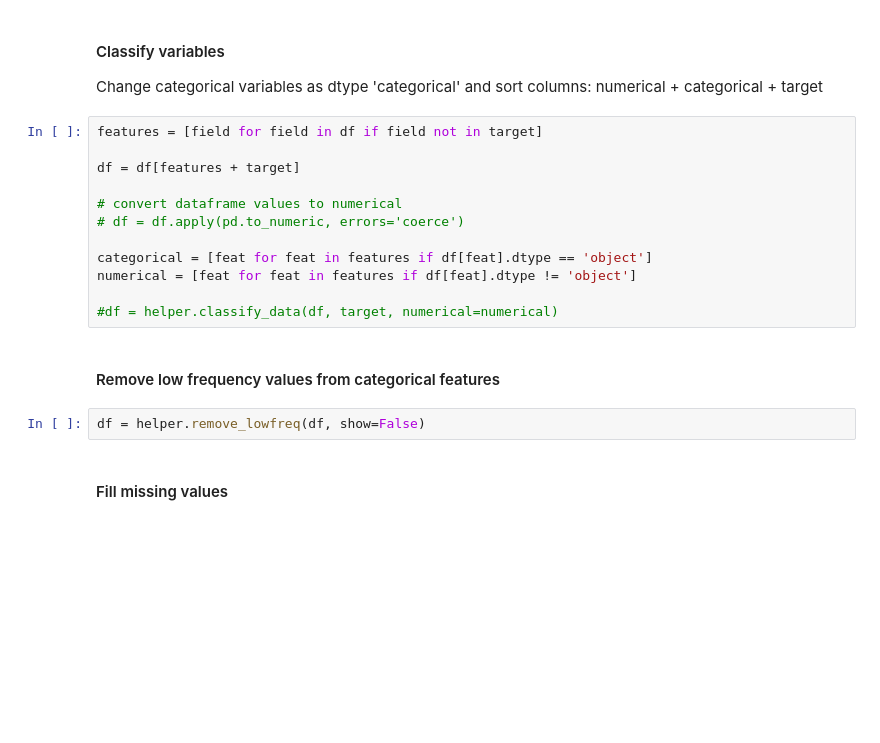
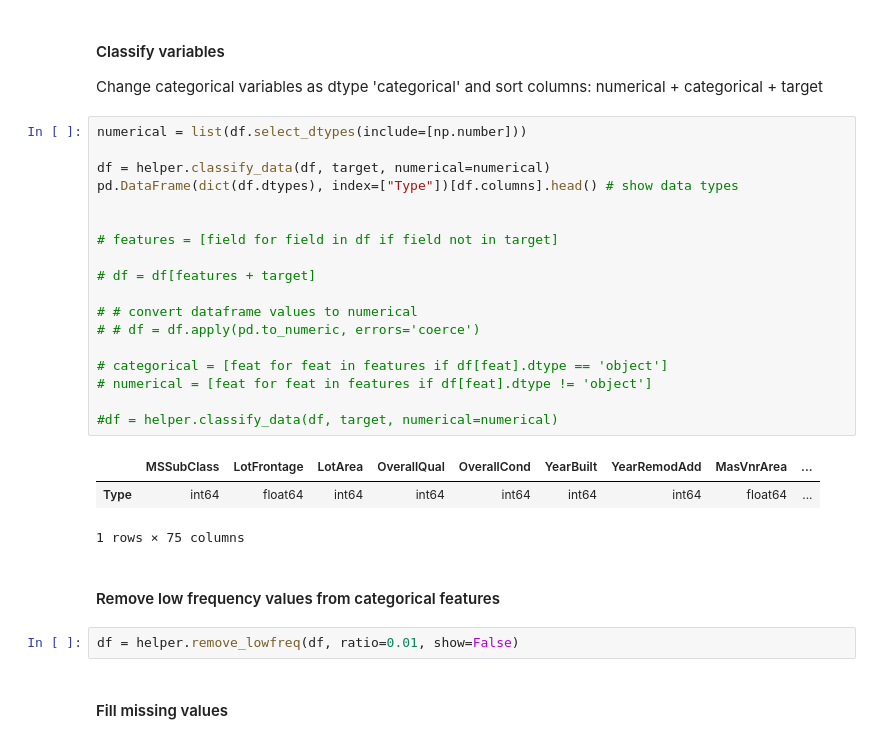
Before and after one commit to angelmtenor/data-science-keras, a Jupyter notebook: house_prices.ipynb, the cells around one changed output. Cells and saved outputs as stored; diff of their text form; blank space fills up the shorter version.

```diff
--- a/house_prices.ipynb
+++ b/house_prices.ipynb
@@ -68,21 +68,31 @@ df.drop(droplist, axis='columns', inplace=True)
 
 Change categorical variables as dtype 'categorical' and sort columns: numerical + categorical + target
 # %%
-features = [field for field in df if field not in target]
+numerical = list(df.select_dtypes(include=[np.number]))
 
-df = df[features + target]
+df = helper.classify_data(df, target, numerical=numerical)
+pd.DataFrame(dict(df.dtypes), index=["Type"])[df.columns].head() # show data types
 
-# convert dataframe values to numerical
-# df = df.apply(pd.to_numeric, errors='coerce')
 
-categorical = [feat for feat in features if df[feat].dtype == 'object']
-numerical = [feat for feat in features if df[feat].dtype != 'object']
+# features = [field for field in df if field not in target]
+
+# df = df[features + target]
+
+# # convert dataframe values to numerical
+# # df = df.apply(pd.to_numeric, errors='coerce')
+
+# categorical = [feat for feat in features if df[feat].dtype == 'object']
+# numerical = [feat for feat in features if df[feat].dtype != 'object']
 
 #df = helper.classify_data(df, target, numerical=numerical)
+# %% [output]
+|  | MSSubClass | LotFrontage | LotArea | OverallQual | OverallCond | YearBuilt | YearRemodAdd | MasVnrArea | ... |
+| Type | int64 | float64 | int64 | int64 | int64 | int64 | int64 | float64 | ... |
+1 rows × 75 columns
 # %% [markdown]
 #### Remove low frequency values from categorical features
 # %%
-df = helper.remove_lowfreq(df, show=False)
+df = helper.remove_lowfreq(df, ratio=0.01, show=False)
 # %% [markdown]
 #### Fill missing values
 # %%
```
Also changed, not shown: parts of 20 cells of this notebook, 4 other files.
